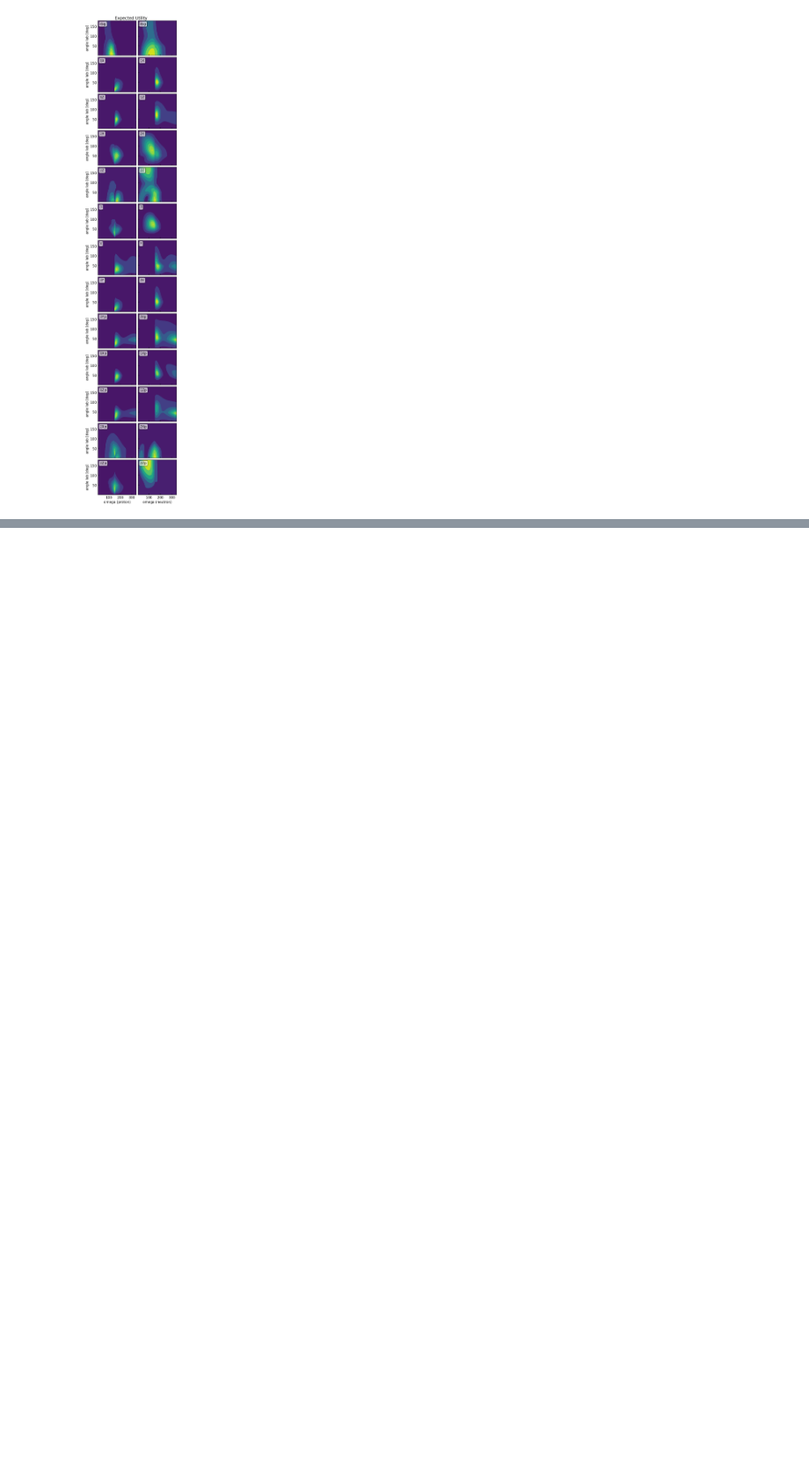
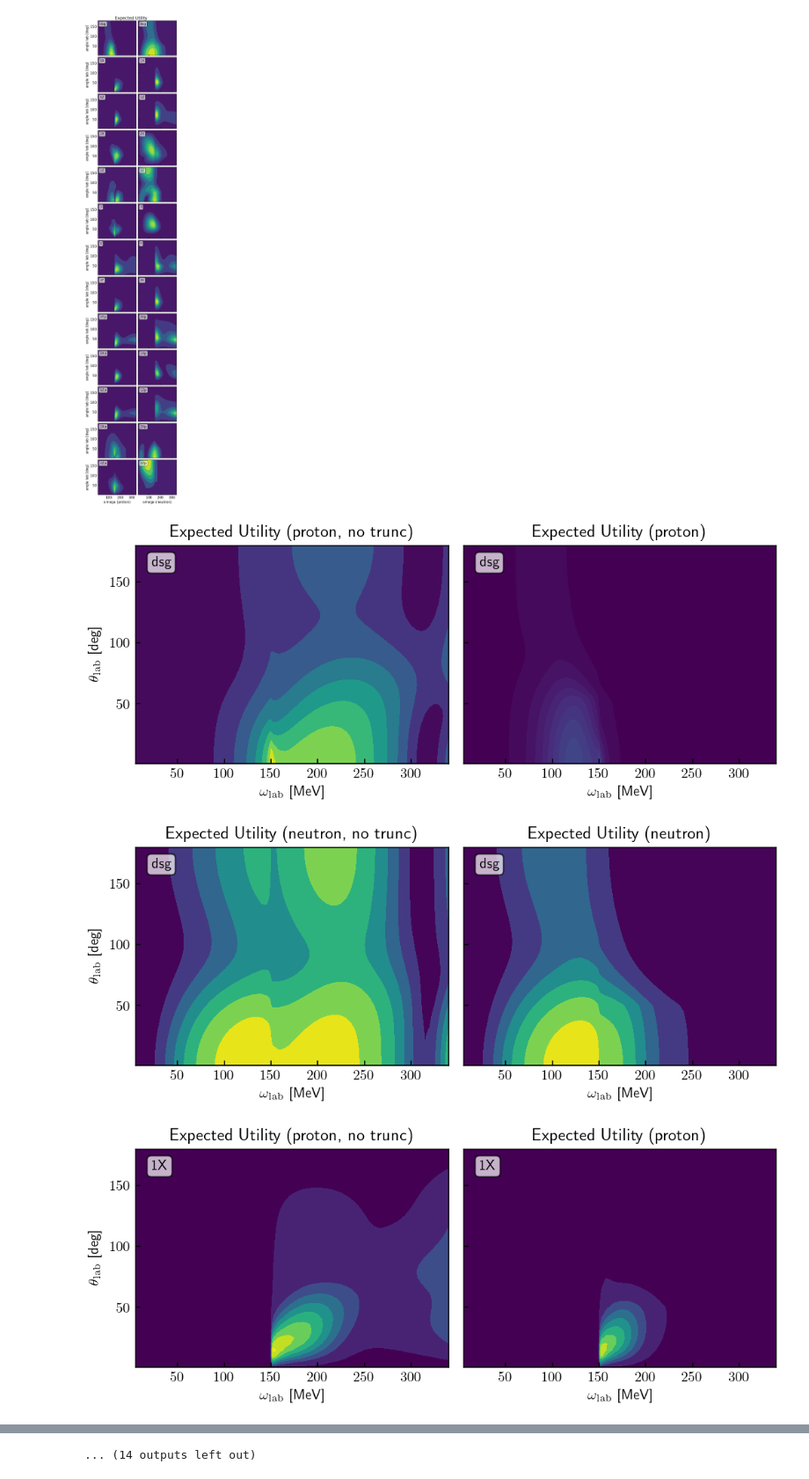
Before and after one commit to buqeye/compton-scattering, a Jupyter notebook: notebooks/observables_with_lecs.ipynb, the cells around one changed output, grey strips where cells are left out. Shown at 88% size. Drawn from its saved outputs; the diff is of its cells as text; code cells hidden in the pictures; blank space fills up the shorter version.

Commit message:
Added utility figs

```diff
--- a/notebooks/observables_with_lecs.ipynb
+++ b/notebooks/observables_with_lecs.ipynb
@@ -13,6 +13,7 @@ from os import path
 
 %matplotlib inline
 # %%
+mpl.rc('text', usetex=True)
 mpl.rc('savefig', transparent=False, bbox='tight', pad_inches=0.05, dpi=300, format='png')
 # %%
 mpl.rcParams['figure.dpi'] = 150
@@ -430,7 +431,7 @@ from itertools import combinations, product
 # %%
 # obs_i = 'crosssection'
 # nucleon_i = 'proton'
-util_dict = {}
+util_dict_no_trunc = {}
 
 fig, axes = plt.subplots(len(observables_unique), 2, figsize=(4, 20), sharex=True, sharey=True)
 for i, obs_i in enumerate(observables_unique):
@@ -444,7 +445,7 @@ for i, obs_i in enumerate(observables_unique):
         util_i = np.zeros(combs_i.shape, dtype=float)
         for k, idx_k in enumerate(combs_i):
             util_i[k] = compton_i.utility_linear(idx_k)
-        util_dict[obs_i, nucleon_j] = util_i
+        util_dict_no_trunc[obs_i, nucleon_j] = util_i
         ax.contourf(omega_lab_unique, degrees_lab_unique, util_i.reshape(n_omega, n_angle).T)
         text = obs_i
         if obs_i == 'crosssection':
@@ -589,6 +590,8 @@ compton_obs_trunc
   4,
   'linear'): dsg(4, proton) about [10.65  3.15 -1.1   2.2  -0.4   1.9 ]}
 # %%
+util_dict_trunc = {}
+
 fig, axes = plt.subplots(len(observables_unique), 2, figsize=(4, 20), sharex=True, sharey=True)
 for i, obs_i in enumerate(observables_unique):
     for j, nucleon_j in enumerate(['proton', 'neutron']):
@@ -600,7 +603,7 @@ for i, obs_i in enumerate(observables_unique):
         n_data = len(compton_i.quad_n)
         for k, idx_k in enumerate(combs_i):
             util_i[k] = compton_i.utility_linear(idx_k)
-        util_dict[obs_i, nucleon_j] = util_i
+        util_dict_trunc[obs_i, nucleon_j] = util_i
         ax.contourf(omega_lab_unique, degrees_lab_unique, util_i.reshape(n_omega, n_angle).T)
         text = obs_i
         if obs_i == 'crosssection':
@@ -619,3 +622,41 @@ fig.tight_layout(h_pad=0, w_pad=0.5)
 fig.savefig('figures/expected_utility_truncation')
 # %% [output]
 [figure]
+# %%
+for i, obs_i in enumerate(observables_unique):
+    for j, nucleon_j in enumerate(['proton', 'neutron']):
+        fig, axes = plt.subplots(1, 2, figsize=(7, 3), sharex=True, sharey=True)
+
+        util_no_trunc = util_dict_no_trunc[obs_i, nucleon_j]
+        util_trunc = util_dict_trunc[obs_i, nucleon_j]
+        util_max = np.max([util_no_trunc, util_trunc])
+        util_min = np.min([util_no_trunc, util_trunc])
+#         plt.contourf()
+        axes[0].contourf(
+            omega_lab_unique, degrees_lab_unique, util_no_trunc.reshape(n_omega, n_angle).T,
+            vmin=util_min, vmax=util_max,
+        )
+        axes[0].set_title(f'Expected Utility ({nucleon_j}, no trunc)')
+        axes[1].contourf(
+            omega_lab_unique, degrees_lab_unique, util_trunc.reshape(n_omega, n_angle).T,
+            vmin=util_min, vmax=util_max,
+        )
+        axes[1].set_title(f'Expected Utility ({nucleon_j})')
+        axes[0].set_ylabel(r'$\theta_{\mathrm{lab}}$ [deg]')
+        text = obs_i
+        if obs_i == 'crosssection':
+            text = 'dsg'
+        for ax in axes:
+            ax.text(
+                0.05, 0.95, text, transform=ax.transAxes,
+                bbox=dict(facecolor='w', boxstyle='round', alpha=0.7), ha='left', va='top')
+
+            ax.set_xlabel(r'$\omega_{\mathrm{lab}}$ [MeV]')
+            ax.tick_params(direction='in')
+        fig.tight_layout()
+        fig.savefig(f'figures/utility_trunc_vs_no_trunc_obs-{obs_i}_nucleon-{nucleon_j}.pdf')
+#         plt.close()
+# %% [output]
+[figure, added]
+[figure, added]
+[figure, added]
@@ -621,0 +672 @@ fig.savefig('figures/expected_utility_truncation')
+... (14 outputs left out)
```
Also changed, not shown: parts of 3 cells of this notebook, 28 other files.
